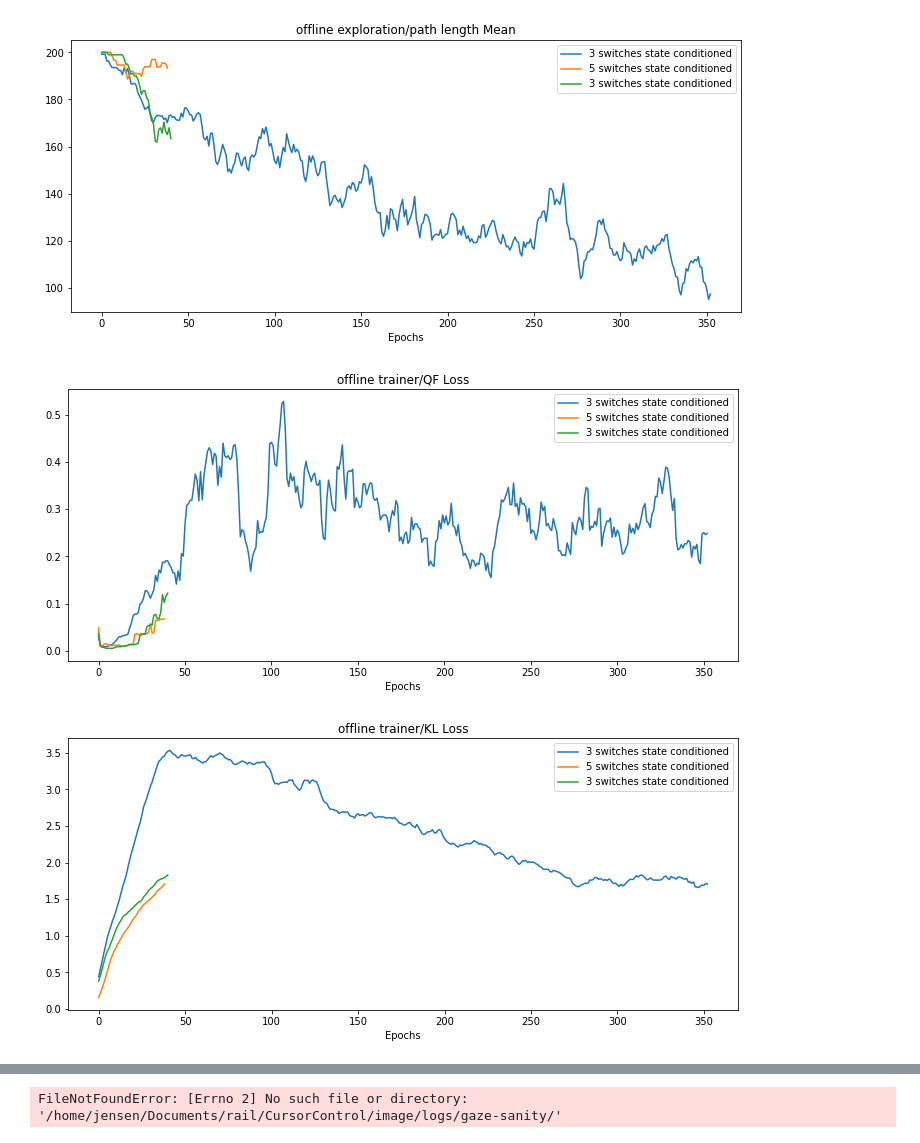
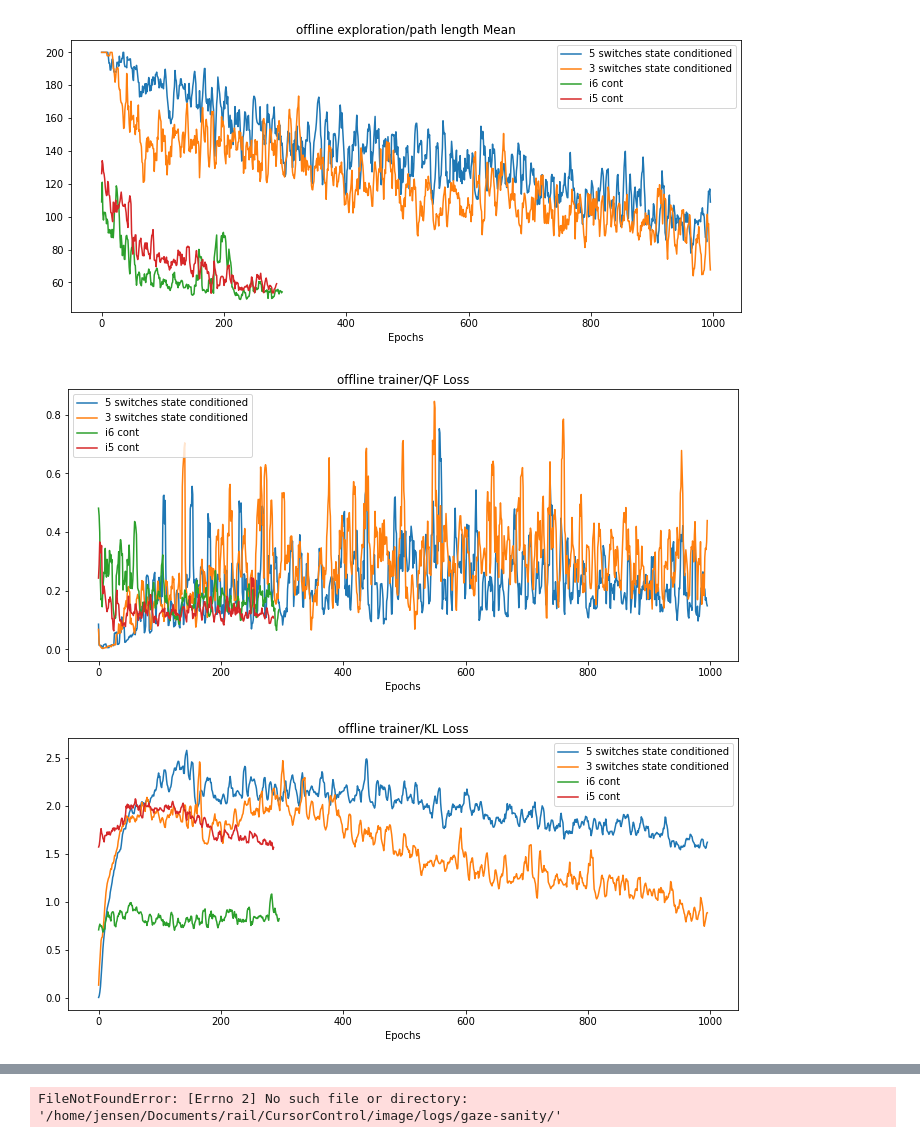
Before and after one commit to 00schen/CursorControl, a Jupyter notebook: image/plots.ipynb, the cells around one changed output, grey strips where cells are left out. Cells and saved outputs as stored; diff of their text form; code cells hidden in the pictures.

```diff
--- a/image/plots.ipynb
+++ b/image/plots.ipynb
@@ -126,12 +126,15 @@ i4 = [4], '3 switches state conditioned'
 # 1m buffer, 1/10 grad step per step
 i5 = [5], '5 switches state conditioned'
 i6 = [6], '3 switches state conditioned'
+i7 = [7], 'i6 cont'
+i8 = [8], 'i5 cont'
+i9 = [9], 'i5 cont'
 
 metrics = ['exploration/env_infos/final/task_success Mean', 'exploration/path length Mean',
            'trainer/QF Loss', 'trainer/KL Loss', 'trainer/Q Predictions Max', 'exploration/Average Returns']
 
 
-index_sets = [i4, i5, i6]
-window = 10
+index_sets = [i5, i6, i7, i9]
+window = 5
 plot(dfs, metrics)
 # %% [output]
@@ -139,3 +142,3 @@ plot(dfs, metrics)
-[figure, old version]
+[figure, new version]
-[figure, old version]
+[figure, new version]
-[figure, old version]
+[figure, new version]
```
Also changed, not shown: parts of 5 cells of this notebook, 17 other files.
